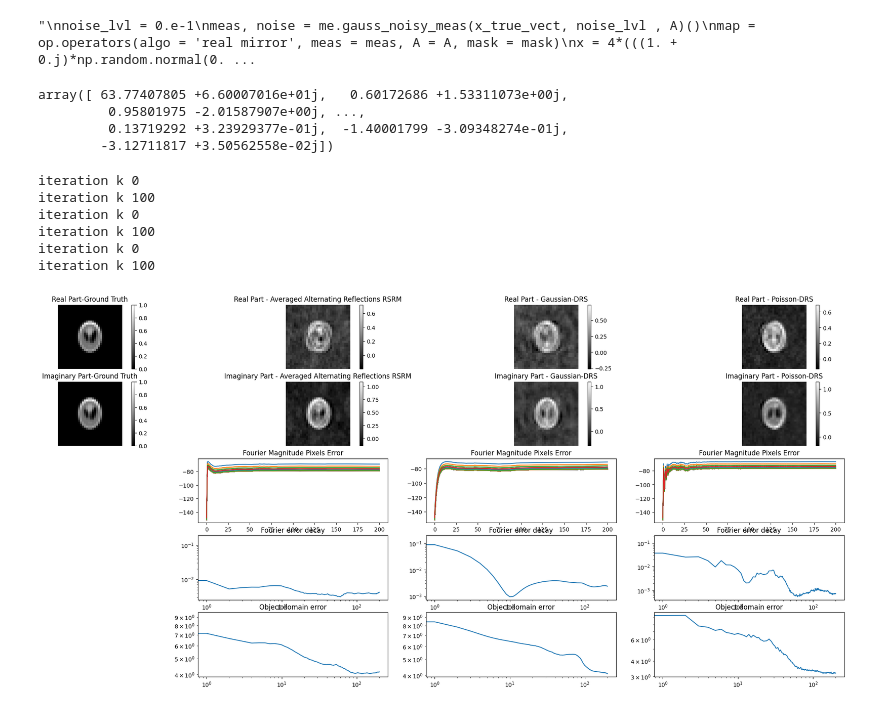
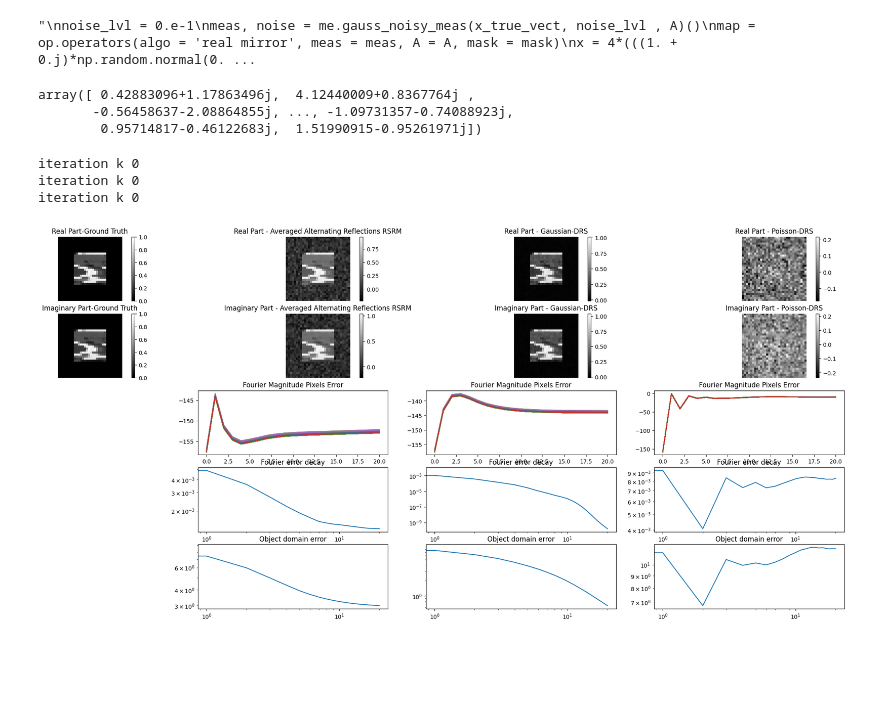
Before and after one commit to JeremieSefo/PhaseRetrievalMirror, a Jupyter notebook: retrieve phase.ipynb, the cells around one changed output. Saved outputs shown, nothing was run; the diff lists cells and outputs as text; code cells hidden in the pictures; blank space fills up the shorter version.

```diff
--- a/retrieve phase.ipynb
+++ b/retrieve phase.ipynb
@@ -35,7 +35,7 @@ X_true_vect = ((1. + 0.j)*np.random.normal(0.5, 0.25, size = (n, ) )) +  (0. + 1
 #x = (1 + 2j)*np.ones(x_true_vect.shape)
 
 #noise_lvl = 0.e-4
-A = sm.FourierMatrix(Nx, Ny, rx, ry) #sm.FourierMatrix(Nx, Ny, rx, ry) #sm.iid_stdd_Gauss(Nx,Ny)
+A = sm.iid_stdd_Gauss(Nx, Ny, rx, ry) #sm.FourierMatrix(Nx, Ny, rx, ry) #sm.iid_stdd_Gauss(Nx, Ny, rx, ry)
 
 from scipy import ndimage
 from scipy.signal import convolve2d
@@ -95,10 +95,9 @@ m = Qx * Qy
 X = 4*(((1. + 0.j)*np.random.normal(0.5, 0.25, size = (m, ) )) +  (0. + 1.j)*np.random.normal(0.5, 0.25, size = (m, ) ))
 A.p_inv(X)
 # %% [output]
-array([ 63.77407805 +6.60007016e+01j,   0.60172686 +1.53311073e+00j,
-         0.95801975 -2.01587907e+00j, ...,
-         0.13719292 +3.23929377e-01j,  -1.40001799 -3.09348274e-01j,
-        -3.12711817 +3.50562558e-02j])
+array([ 0.42883096+1.17863496j,  4.12440009+0.8367764j ,
+       -0.56458637-2.08864855j, ..., -1.09731357-0.74088923j,
+        0.95714817-0.46122683j,  1.51990915-0.95261971j])
 # %%
 
 #A_pinv = np.linalg.pinv(A.Matrix) # A is full rank and unital. So use A_pinv = A* to be faster
@@ -118,7 +117,7 @@ import solve
 #print('A.T', A.Matrix.T)
 #print(np.linalg.norm(X - Xa))
 # %%
-idx = [3]#np.arange(len(true_images)) #[0, 1] # np.arange(1)
+idx = [4]#np.arange(len(true_images)) #[0, 1] # np.arange(1)
 Algos_group = []
 Algos = ['No Support prior - fast', 'Gerchberg-Saxton', 'Error Reduction : support prior'] # 'Output-Output'   'Error Reduction + TV-support' 'Gerchberg-Saxton' 'basic Input-Output'
 #Algos_group.append(Algos)
@@ -137,38 +136,35 @@ Algos = ['Poisson-DRS', 'Poisson-DRS + TV', 'Gaussian-DRS'  ] # , 'Hybrid Input-
 Algos = ['Averaged Alternating Reflections RSRM',   'Gaussian-DRS', 'Poisson-DRS'] #,'Averaged Alternating Reflections RSRM', 'Gaussian-DRS',  'Poisson-DRS' #'Averaged Alternating Reflections', 'real mirror' , 'complex mirror'  'Poisson-DRS' 'Poisson-DRS' 'Error Reduction : support prior'
 Algos_group.append(Algos)
 for Algos in Algos_group:
     for i in idx:
         X_sols = []
         x_true = true_images[i]
         x_true_vect = x_true.reshape(Nx * Ny, )
         maxiter = 20
         kappa  = 100000
         xi = 12
         noise_lvl = 1.e-2
         noise_lvl_init = 1.e-1 #If not 0, iterative projections algo: ER, HIO, even AAR stagnate at local minima. error is 1e-7 instead of 1e-37 for instance
         meas, noise = me.gauss_noisy_meas(x_true_vect, noise_lvl , A)()
         meas = meas.flatten()
         L = 1 * op.smoothnessPara_L(A.Matrix, noise)
         #print("meas", meas)
         init = 'Gaussian'
         x0 = op.initialise(n, meas, A.Matrix, type = init, real = 1, imag = 1, x_true_vect = x_true_vect, mask = mask, noise_lvl = noise_lvl_init**(0.5) )
         for Algo in Algos:
             map = op.operators(algo = Algo, meas = meas, A = A, mask = mask)
             #print('grad', np.asarray(map.grad_f(1 + x_true_vect)))
             x_sols, space = solve.phase_retrieval(L, kappa, xi, Algo, map, mask, n, A,  A.Matrix, A.p_inv, meas, maxiter, x0,
-                                                  x_true_vect, IO_OO_HIO_beta = [1, .6, 1.], TvIter = 10, TvAlpha = 0.01, rho_Gau_Poi = [[0, 0.1], [0, .9]] ) #Gaussion rho = .5 outperforms AAR
+                                                  x_true_vect, IO_OO_HIO_beta = [1, .6, 1.], TvIter = 10, TvAlpha = 0.01, rho_Gau_Poi = [[1, 0.5], [1, .5]] ) #Gaussion rho = .5 outperforms AAR
                                                                                                                 #np.conj(A.Matrix).T #TvAlpha = 0.045 # poisson TvAlpha =0.02 #  Don't regularise Fourier
             #print(x_sols)
             X_sols.append(x_sols)
         phase_retrie_plots(i, true_images, X_sols, map, A, meas, maxiter, space, Algos )
 # %% [output]
 iteration k 0
-iteration k 100
 iteration k 0
-iteration k 100
 iteration k 0
-iteration k 100
-[figure, old version]
+[figure, new version]
 # %%
 from DisplayAlternate import phase_retrie_plots_alternate
 idx = [3]#np.arange(len(true_images)) #[0, 1] # np.arange(1)
```
Also changed, not shown: parts of 1 cell of this notebook.
